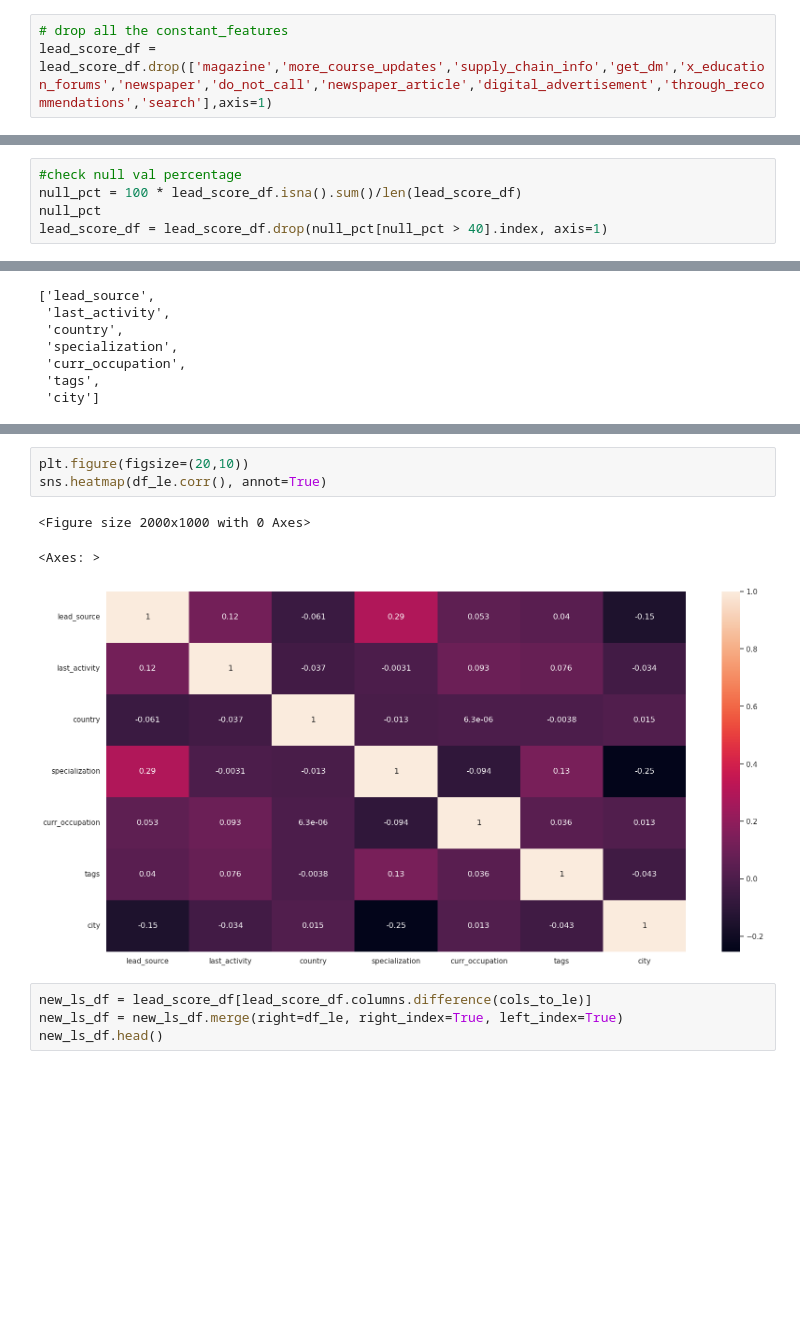
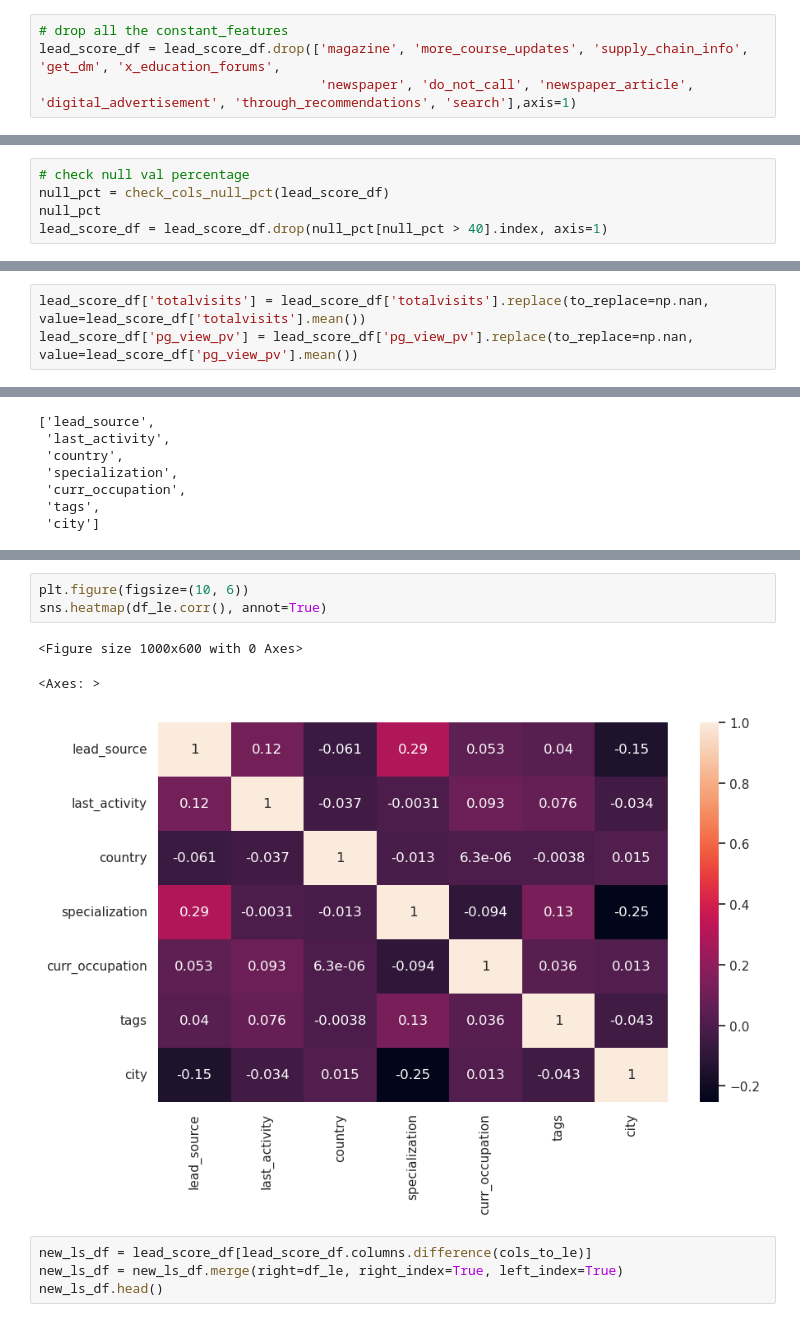
Before and after one commit to vigneshk01/Lead-Scoring-Case-Study, a Jupyter notebook: lead-scoring-case-study.ipynb, the cells around one changed output, grey strips where cells are left out. Drawn from its saved outputs; the diff is of its cells as text; blank space fills up the shorter version.

```diff
--- a/lead-scoring-case-study.ipynb
+++ b/lead-scoring-case-study.ipynb
@@ -243,5 +252,6 @@ constant_features.head(10)
 "magazine','more_course_updates','supply_chain_info','get_dm','x_education_forums','newspaper','do_not_call','newspaper_article','digital_advertisement','through_recommendations','search"
 # %%
 # drop all the constant_features
-lead_score_df = lead_score_df.drop(['magazine','more_course_updates','supply_chain_info','get_dm','x_education_forums','newspaper','do_not_call','newspaper_article','digital_advertisement','through_recommendations','search'],axis=1)
+lead_score_df = lead_score_df.drop(['magazine', 'more_course_updates', 'supply_chain_info', 'get_dm', 'x_education_forums',
+                                    'newspaper', 'do_not_call', 'newspaper_article', 'digital_advertisement', 'through_recommendations', 'search'],axis=1)
 # %%
@@ -249,8 +259,8 @@ lead_score_df = lead_score_df.drop(['magazine','more_course_updates','supply_cha
 obj_cols = lead_score_df.select_dtypes(include=object).columns
 lead_score_df[obj_cols] = lead_score_df[obj_cols].astype(dtype='category')
 # %%
-#check null val percentage
-null_pct = 100 * lead_score_df.isna().sum()/len(lead_score_df)
+# check null val percentage
+null_pct = check_cols_null_pct(lead_score_df)
 null_pct
 lead_score_df = lead_score_df.drop(null_pct[null_pct > 40].index, axis=1)
 # %% [output]
@@ -462,3 +445,6 @@ lead_score_df.describe()
 | 50% | 615479.000 | 0.000 | 3.000 | 248.000 | 2.000 |
 | 75% | 637387.250 | 1.000 | 5.000 | 936.000 | 3.000 |
 | max | 660737.000 | 1.000 | 11.000 | 2272.000 | 6.000 |
+# %%
+lead_score_df['totalvisits'] = lead_score_df['totalvisits'].replace(to_replace=np.nan, value=lead_score_df['totalvisits'].mean())
+lead_score_df['pg_view_pv'] = lead_score_df['pg_view_pv'].replace(to_replace=np.nan, value=lead_score_df['pg_view_pv'].mean())
@@ -504,10 +473,10 @@ df_le
 # %%
-plt.figure(figsize=(20,10))
+plt.figure(figsize=(10, 6))
 sns.heatmap(df_le.corr(), annot=True)
 # %% [output]
-<Figure size 2000x1000 with 0 Axes>
+<Figure size 1000x600 with 0 Axes>
 <Axes: >
-[figure, old version]
+[figure, new version]
 # %%
 new_ls_df = lead_score_df[lead_score_df.columns.difference(cols_to_le)]
 new_ls_df = new_ls_df.merge(right=df_le, right_index=True, left_index=True)
```
Also changed, not shown: parts of 40 cells of this notebook.
